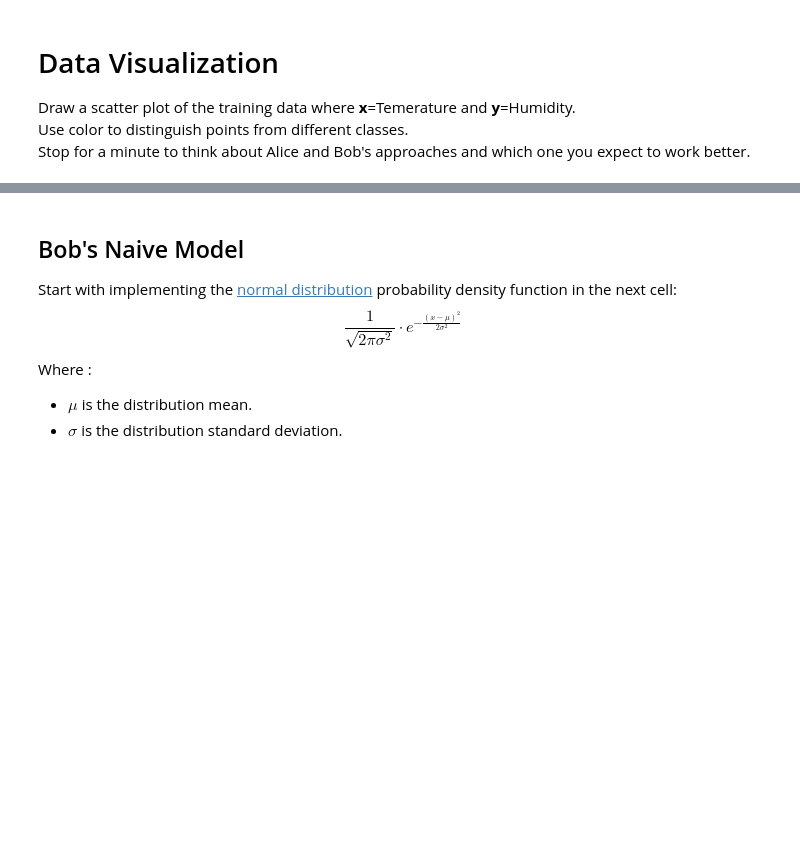
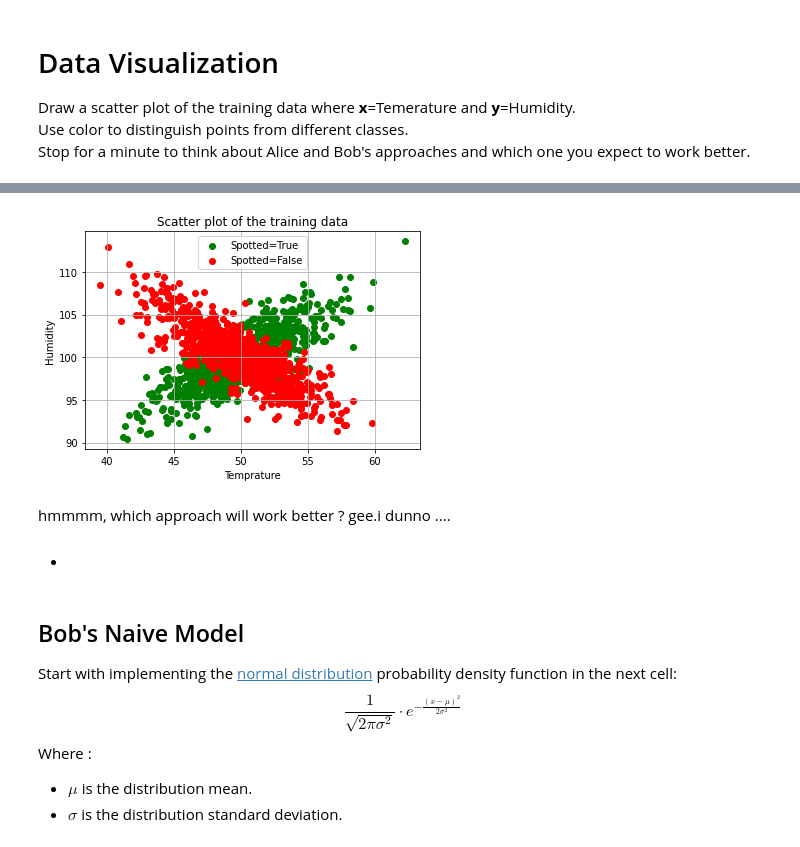
Before and after one commit to RoyR-IDC/MachineLearningFromData, a Jupyter notebook: HW3/ProbabilisticModels.ipynb, the cells around one changed output, grey strips where cells are left out. Cells and saved outputs as stored; diff of their text form; code cells hidden in the pictures; blank space fills up the shorter version.

```diff
--- a/HW3/ProbabilisticModels.ipynb
+++ b/HW3/ProbabilisticModels.ipynb
@@ -220,3 +296,31 @@ Stop for a minute to think about Alice and Bob's approaches and which one you ex
+# %%
+spotted_true = train_set[np.where(train_set[:, 2] == 1)]
+spotted_false = train_set[np.where(train_set[:, 2] == 0)]
+
+plt.figure()
+plt.title(f'Scatter plot of the training data')
+plt.xlabel(f'Temprature')
+plt.ylabel(f'Humidity')
+plt.scatter(x=spotted_true[:,0], y=spotted_true[:,1], c='g', label=f'Spotted=True')
+plt.scatter(x=spotted_false[:,0], y=spotted_false[:,1], c='r', label=f'Spotted=False')
+plt.legend()
+plt.grid()
+plt.show()
+# %% [output]
+[figure, added]
+# %% [markdown]
+hmmmm,
+which approach will work better ?
+gee.i dunno
+....
+
+###
+
+##
+
+#
+
+*
 # %% [markdown]
 ## Bob's Naive Model
 
```
Also changed, not shown: parts of 25 cells of this notebook.
